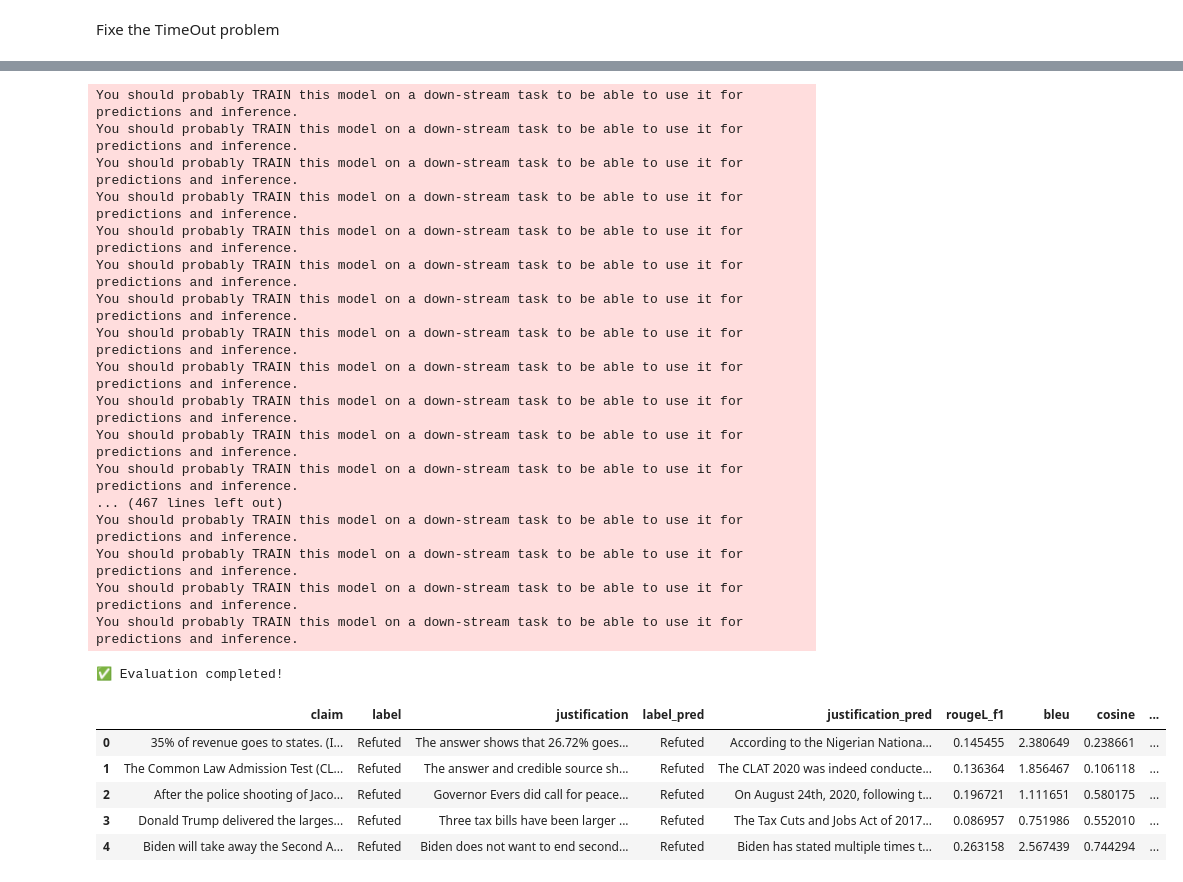
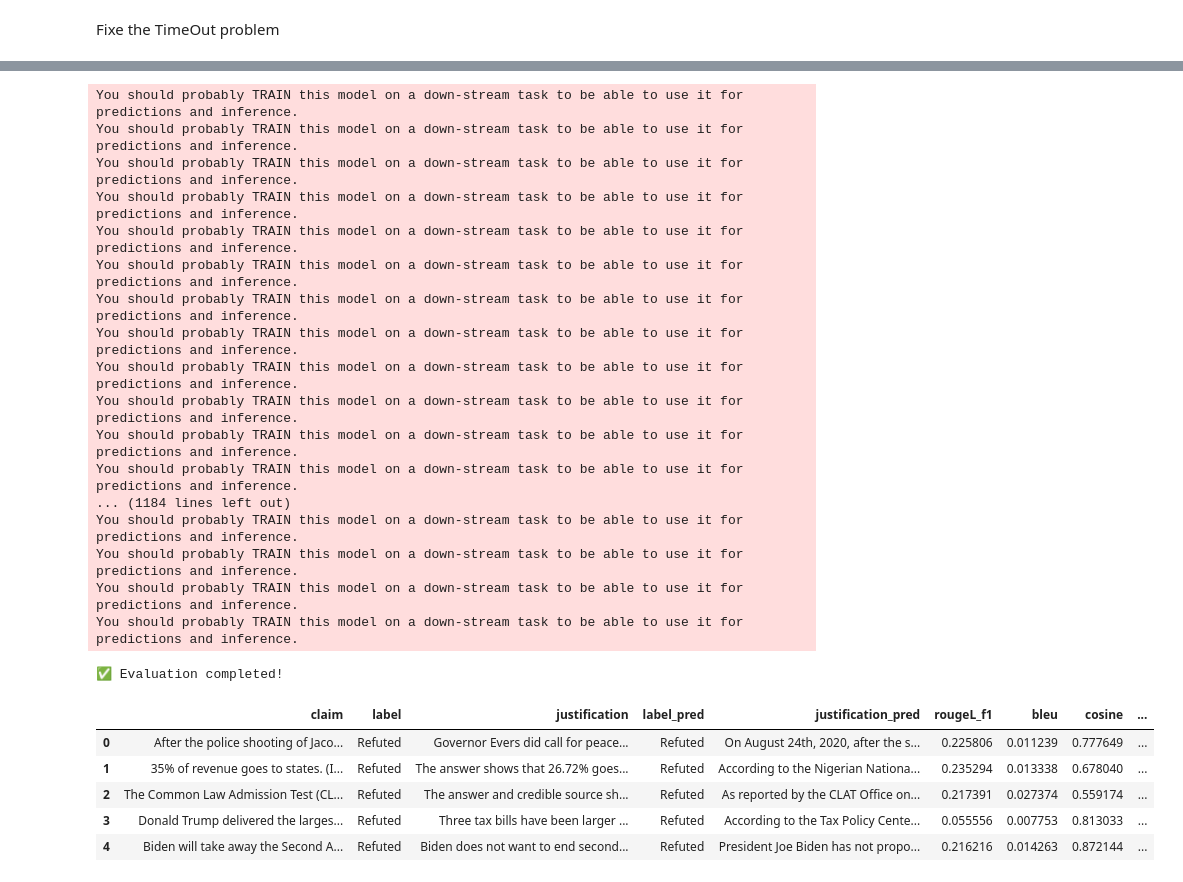
Before and after one commit to zammelRocks/StressTestingModels_StateOfArt, a Jupyter notebook: EvaluateDifferentModels.ipynb, the cells around one changed output, grey strips where cells are left out. Cells and saved outputs as stored; diff of their text form; code cells hidden in the pictures.

```diff
--- a/EvaluateDifferentModels.ipynb
+++ b/EvaluateDifferentModels.ipynb
@@ -53,4 +55,4 @@ Requirement already satisfied: certifi>=2017.4.17 in c:\users\edupa\miniforge3\l
 # %%
-DATASET_PATH = "refuted_claims.json"   # your file
+DATASET_PATH = "data/refuted_claims.json"   # your file
 MODEL = "gemma3:4b "          # or qwen3:4b / mistral:7b / gemma3:4b
 LANG = "en"                    # for BERTScore baseline rescaling
@@ -374,7 +411,7 @@ LANG = "en"                   # language code for BERTScore baseline rescaling
 Fixe the TimeOut problem
 # %%
 DATASET_PATH = "data/refuted_claims.json"  # <-- set to your JSON file (array or JSONL)
-MODEL = (MODEL or "").strip()         # e.g., "qwen3:4b", "mistral:7b", "gemma3:4b"
+MODEL = ("gemma3:4b").strip()         # e.g., "qwen3:4b", "mistral:7b", "gemma3:4b"
 OUTDIR = "runs"
 LANG = "en"                   # language code for BERTScore baseline rescaling
 # %%
@@ -385,7 +422,7 @@ from tqdm import tqdm
 # --- CONFIG ---
 MAX_WORKERS = 4          # number of parallel threads
 MODEL_TIMEOUT = 300      # seconds per model call
-EVAL_LIMIT = 500         # number of rows to evaluate
+EVAL_LIMIT = 1742         # number of rows to evaluate
 
 subset = clean[:EVAL_LIMIT]
 rows = []
@@ -446,13 +483,13 @@ with concurrent.futures.ThreadPoolExecutor(max_workers=MAX_WORKERS) as executor:
             })
 
 # --- Combine results ---
-df = pd.DataFrame(results)
+dfgemma = pd.DataFrame(results)
 
 # --- Save to CSV for safety ---
-df.to_csv("ollama_eval_results.csv", index=False)
+dfgemma.to_csv("ollama_full_eval_results_gemma.csv", index=False)
 
 print("✅ Evaluation completed!")
-df.head()
+dfgemma.head()
 # %% [output]
 You should probably TRAIN this model on a down-stream task to be able to use it for predictions and inference.
 You should probably TRAIN this model on a down-stream task to be able to use it for predictions and inference.
@@ -497,37 +534,37 @@ with concurrent.futures.ThreadPoolExecutor(max_workers=MAX_WORKERS) as executor:
                 "claim": claim,
                 "error": "Timeout"
             })
 
 # --- Combine results ---
 df = pd.DataFrame(results)
 
 # --- Save to CSV for safety ---
-df.to_csv("ollama_eval_results_mistral.csv", index=False)
+df.to_csv(f"ollama_eval_results_{MODEL}.csv", index=False)
 
 print("✅ Evaluation completed!")
 df.head()         # language code for BERTScore baseline rescaling
 # %% [output]
 You should probably TRAIN this model on a down-stream task to be able to use it for predictions and inference.
 You should probably TRAIN this model on a down-stream task to be able to use it for predictions and inference.
 You should probably TRAIN this model on a down-stream task to be able to use it for predictions and inference.
 You should probably TRAIN this model on a down-stream task to be able to use it for predictions and inference.
 You should probably TRAIN this model on a down-stream task to be able to use it for predictions and inference.
 You should probably TRAIN this model on a down-stream task to be able to use it for predictions and inference.
 You should probably TRAIN this model on a down-stream task to be able to use it for predictions and inference.
 You should probably TRAIN this model on a down-stream task to be able to use it for predictions and inference.
 You should probably TRAIN this model on a down-stream task to be able to use it for predictions and inference.
 You should probably TRAIN this model on a down-stream task to be able to use it for predictions and inference.
 You should probably TRAIN this model on a down-stream task to be able to use it for predictions and inference.
 You should probably TRAIN this model on a down-stream task to be able to use it for predictions and inference.
-... (467 lines left out)
+... (1184 lines left out)
 You should probably TRAIN this model on a down-stream task to be able to use it for predictions and inference.
 You should probably TRAIN this model on a down-stream task to be able to use it for predictions and inference.
 You should probably TRAIN this model on a down-stream task to be able to use it for predictions and inference.
 You should probably TRAIN this model on a down-stream task to be able to use it for predictions and inference.
 ✅ Evaluation completed!
 |  | claim | label | justification | label_pred | justification_pred | rougeL_f1 | bleu | cosine | ... |
-| 0 | 35% of revenue goes to states. (I... | Refuted | The answer shows that 26.72% goes... | Refuted | According to the Nigerian Nationa... | 0.145455 | 2.380649 | 0.238661 | ... |
-| 1 | The Common Law Admission Test (CL... | Refuted | The answer and credible source sh... | Refuted | The CLAT 2020 was indeed conducte... | 0.136364 | 1.856467 | 0.106118 | ... |
-| 2 | After the police shooting of Jaco... | Refuted | Governor Evers did call for peace... | Refuted | On August 24th, 2020, following t... | 0.196721 | 1.111651 | 0.580175 | ... |
-| 3 | Donald Trump delivered the larges... | Refuted | Three tax bills have been larger ... | Refuted | The Tax Cuts and Jobs Act of 2017... | 0.086957 | 0.751986 | 0.552010 | ... |
-| 4 | Biden will take away the Second A... | Refuted | Biden does not want to end second... | Refuted | Biden has stated multiple times t... | 0.263158 | 2.567439 | 0.744294 | ... |
+| 0 | After the police shooting of Jaco... | Refuted | Governor Evers did call for peace... | Refuted | On August 24th, 2020, after the s... | 0.225806 | 0.011239 | 0.777649 | ... |
+| 1 | 35% of revenue goes to states. (I... | Refuted | The answer shows that 26.72% goes... | Refuted | According to the Nigerian Nationa... | 0.235294 | 0.013338 | 0.678040 | ... |
+| 2 | The Common Law Admission Test (CL... | Refuted | The answer and credible source sh... | Refuted | As reported by the CLAT Office on... | 0.217391 | 0.027374 | 0.559174 | ... |
+| 3 | Donald Trump delivered the larges... | Refuted | Three tax bills have been larger ... | Refuted | According to the Tax Policy Cente... | 0.055556 | 0.007753 | 0.813033 | ... |
+| 4 | Biden will take away the Second A... | Refuted | Biden does not want to end second... | Refuted | President Joe Biden has not propo... | 0.216216 | 0.014263 | 0.872144 | ... |
```
Also changed, not shown: parts of 15 cells of this notebook, 7 other files.
